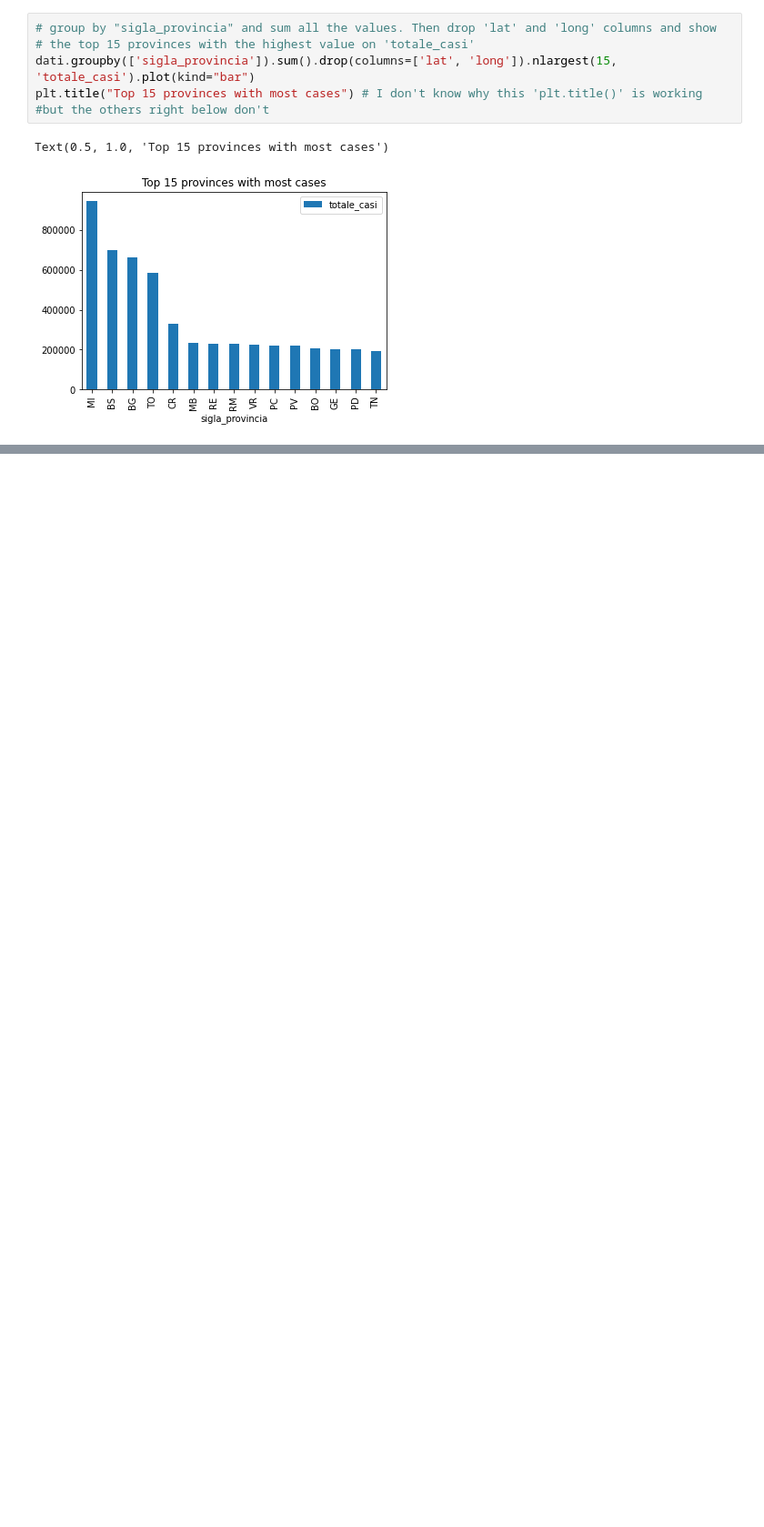
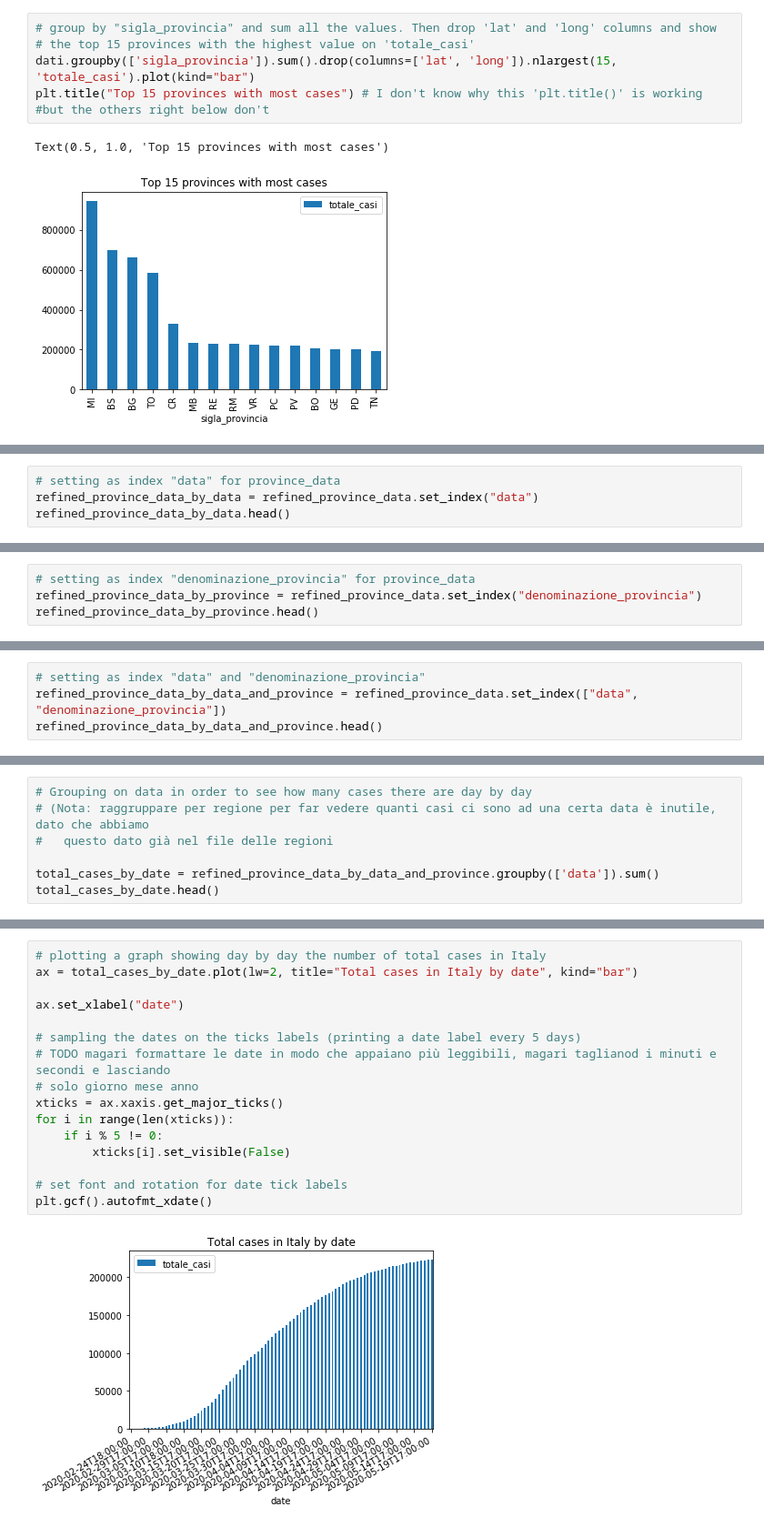
Before and after one commit to ClaudiaRaffaelli/COVID-19-analysis, a Jupyter notebook: covid-19_pandas_analysis.ipynb, the cells around one changed output, grey strips where cells are left out. Shown at 91% size. Cells and saved outputs as stored; diff of their text form; blank space fills up the shorter version.

Commit message:
Modified a table and added at the bottom of the file. Added a new graph and few other tables.

```diff
--- a/covid-19_pandas_analysis.ipynb
+++ b/covid-19_pandas_analysis.ipynb
@@ -201,0 +300,4 @@ fig.legend(labels=regions_considered, loc="lower center", ncol=len(regions_consi
+# %%
+# setting as index "data" for province_data
+refined_province_data_by_data = refined_province_data.set_index("data")
+refined_province_data_by_data.head()
@@ -201,0 +312,4 @@ fig.legend(labels=regions_considered, loc="lower center", ncol=len(regions_consi
+# %%
+# setting as index "denominazione_provincia" for province_data
+refined_province_data_by_province = refined_province_data.set_index("denominazione_provincia")
+refined_province_data_by_province.head()
@@ -201,0 +324,4 @@ fig.legend(labels=regions_considered, loc="lower center", ncol=len(regions_consi
+# %%
+# setting as index "data" and "denominazione_provincia"
+refined_province_data_by_data_and_province = refined_province_data.set_index(["data", "denominazione_provincia"])
+refined_province_data_by_data_and_province.head()
@@ -201,0 +336,7 @@ fig.legend(labels=regions_considered, loc="lower center", ncol=len(regions_consi
+# %%
+# Grouping on data in order to see how many cases there are day by day
+# (Nota: raggruppare per regione per far vedere quanti casi ci sono ad una certa data è inutile, dato che abbiamo
+#   questo dato già nel file delle regioni
+
+total_cases_by_date = refined_province_data_by_data_and_province.groupby(['data']).sum()
+total_cases_by_date.head()
@@ -201,0 +361,18 @@ fig.legend(labels=regions_considered, loc="lower center", ncol=len(regions_consi
+# %%
+# plotting a graph showing day by day the number of total cases in Italy
+ax = total_cases_by_date.plot(lw=2, title="Total cases in Italy by date", kind="bar")
+
+ax.set_xlabel("date")
+
+# sampling the dates on the ticks labels (printing a date label every 5 days)
+# TODO magari formattare le date in modo che appaiano più leggibili, magari taglianod i minuti e secondi e lasciando
+# solo giorno mese anno
+xticks = ax.xaxis.get_major_ticks()
+for i in range(len(xticks)):
+    if i % 5 != 0:
+        xticks[i].set_visible(False)
+
+# set font and rotation for date tick labels
+plt.gcf().autofmt_xdate()
+# %% [output]
+[figure, added]
```
Also changed, not shown: parts of 24 cells of this notebook.
